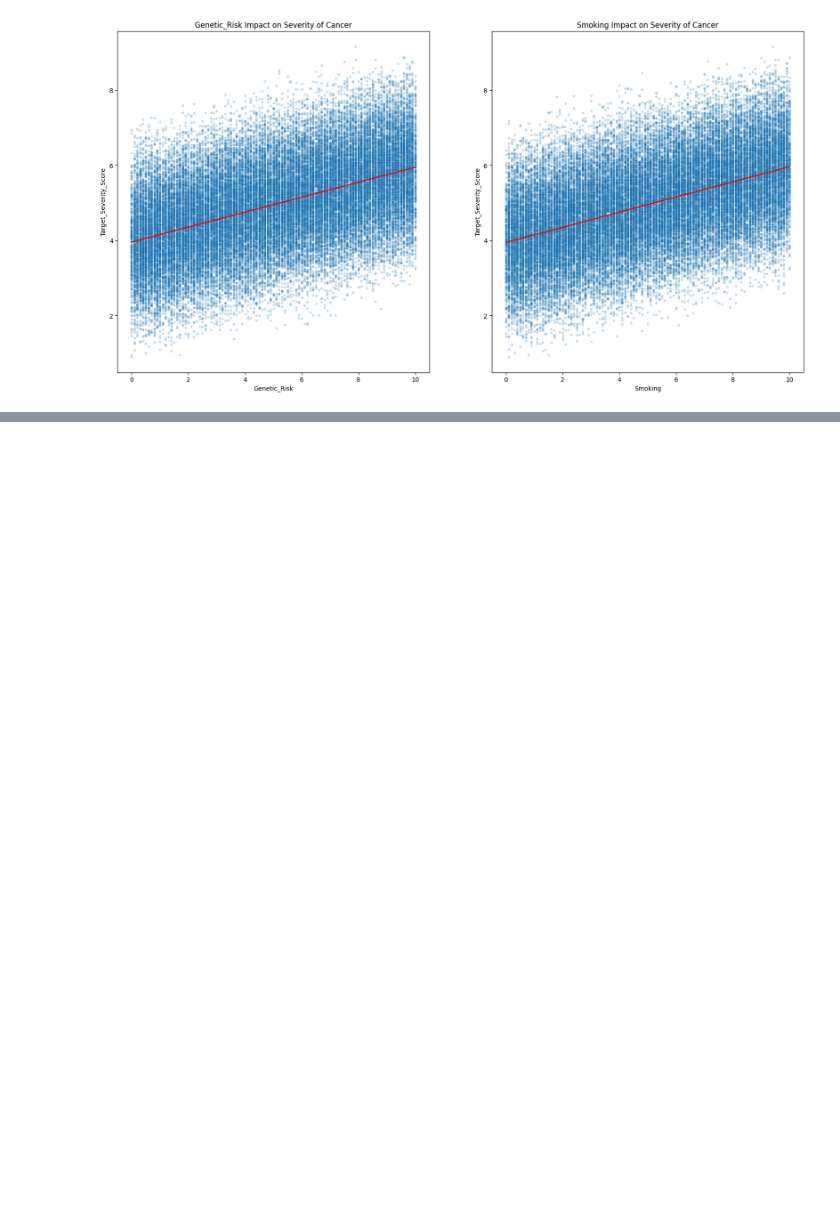
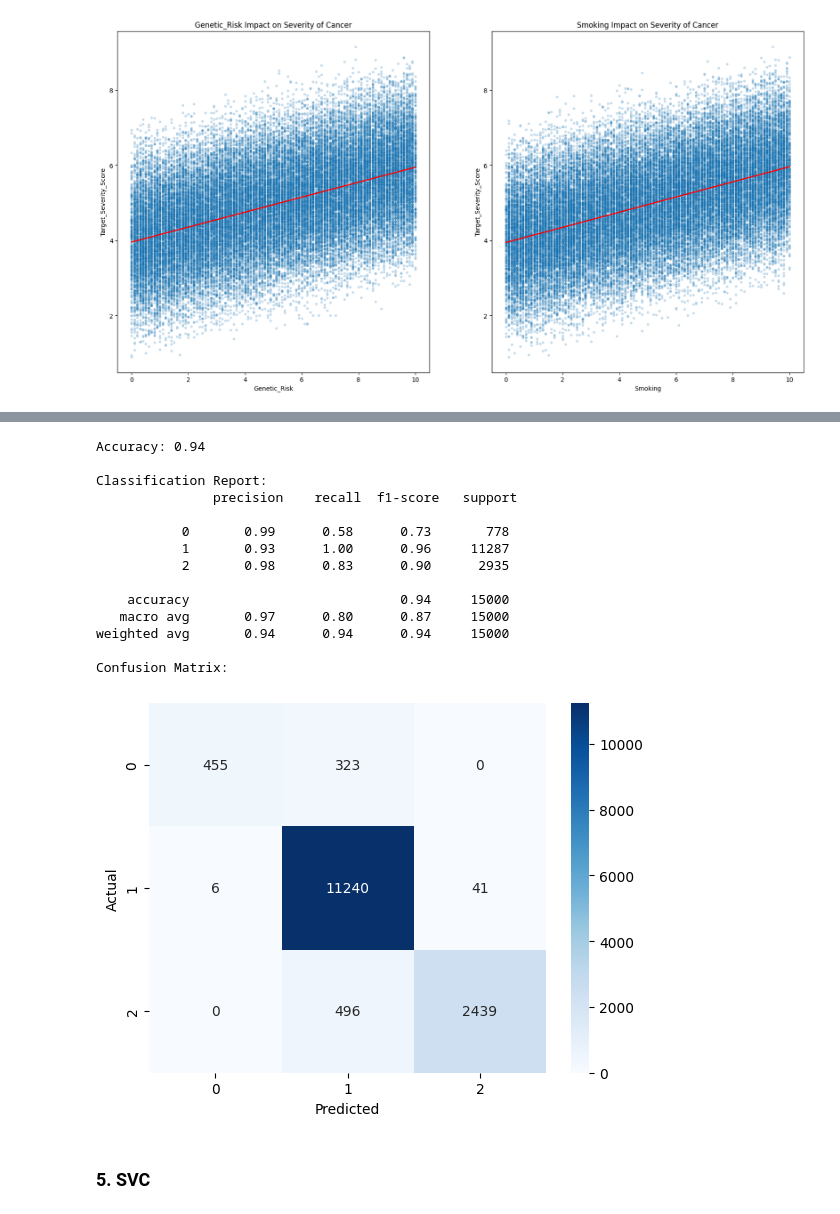
Before and after one commit to Michaela-Vosvrdova/projects, a Jupyter notebook: EDA&ML Global cancer patients.ipynb, the cells around one changed output, grey strips where cells are left out. Drawn from its saved outputs; the diff is of its cells as text; code cells hidden in the pictures; blank space fills up the shorter version.

```diff
--- a/EDA&ML Global cancer patients.ipynb
+++ b/EDA&ML Global cancer patients.ipynb
@@ -142,0 +386,9 @@ I'll continue working on this project later, focusing on EDA notebooks for now.
+# %%
+from sklearn.ensemble import GradientBoostingClassifier
+
+clf = GradientBoostingClassifier(random_state=42)
+model = Pipeline(steps=[
+    ('preprocessor', preprocessor),
+    ('classifier', clf)
+])
+model.fit(X_train, y_train)
@@ -142,0 +410,33 @@ I'll continue working on this project later, focusing on EDA notebooks for now.
+# %%
+y_pred = model.predict(X_test)
+
+acc = accuracy_score(y_test, y_pred)
+cm = confusion_matrix(y_test, y_pred)
+cr = classification_report(y_test, y_pred)
+
+print(f'Accuracy: {acc:.2f}\n')
+print('Classification Report:\n', cr)
+print('Confusion Matrix:')
+
+sns.heatmap(cm, annot=True, cmap='Blues', fmt='d')
+plt.xlabel('Predicted')
+plt.ylabel('Actual')
+plt.show()
+# %% [output]
+Accuracy: 0.94
+
+Classification Report:
+               precision    recall  f1-score   support
+
+           0       0.99      0.58      0.73       778
+           1       0.93      1.00      0.96     11287
+           2       0.98      0.83      0.90      2935
+
+    accuracy                           0.94     15000
+   macro avg       0.97      0.80      0.87     15000
+weighted avg       0.94      0.94      0.94     15000
+
+Confusion Matrix:
+[figure, added]
+# %% [markdown]
+### 5. SVC
```
Also changed, not shown: parts of 21 cells of this notebook, 3 other files.
